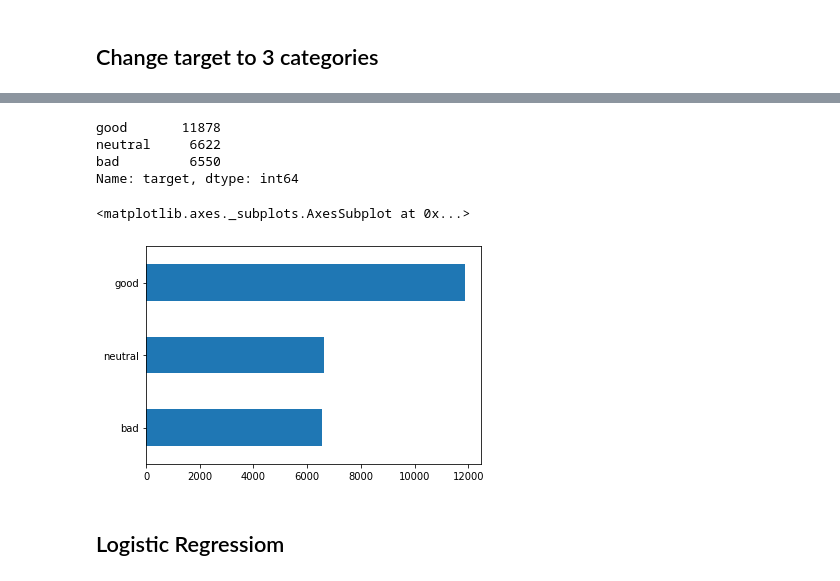
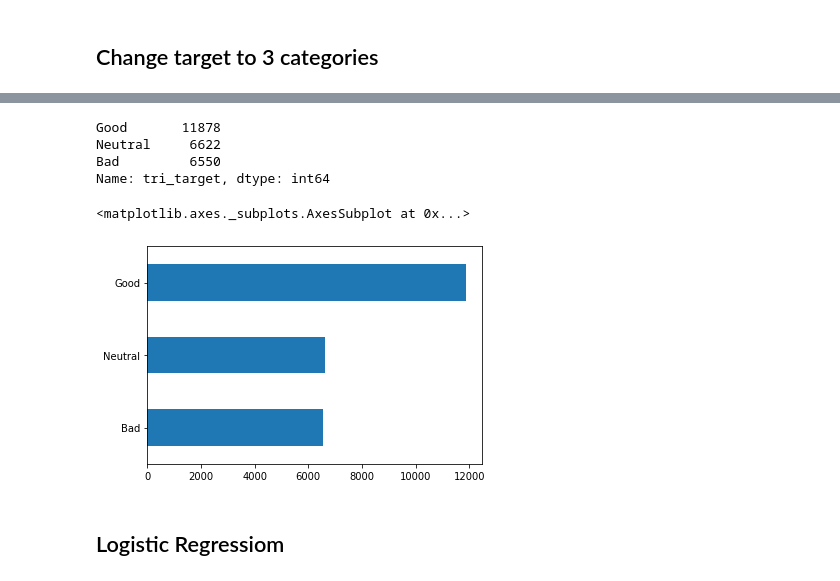
Before and after one commit to Cristinamulas/Text-Classification-And-Sentiment-Analysis-On-Hotel-Reviews, a Jupyter notebook: Text classification models.ipynb, the cells around one changed output, grey strips where cells are left out. Drawn from its saved outputs; the diff is of its cells as text; code cells hidden in the pictures.

```diff
--- a/Text classification models.ipynb
+++ b/Text classification models.ipynb
@@ -367,5 +452,8 @@ Best parameters : {'clf__C': 0.1, 'clf__max_iter': 1000}
 # %% [markdown]
 ## Change target to 3 categories
 # %%
-df_tree_categories = df.replace({5: 'good', 4: 'neutral', 3: 'bad' , 2: 'bad', 1: 'bad'})
-df_tree_categories.head()
+# df_tree_categories = df.replace({5: 'good', 4: 'neutral', 3: 'bad' , 2: 'bad', 1: 'bad'})
+# df_tree_categories.head()
+df['tri_target'] = 'Bad'
+df.loc[df['review_rating'] == 5, 'tri_target'] = 'Good'
+df.loc[df['review_rating'] == 4, 'tri_target'] = 'Neutral'
@@ -379,14 +460,14 @@ df_tree_categories.head()
-# %%
-df_tree_categories['target'].value_counts()
-# %% [output]
-good       11878
-neutral     6622
-bad         6550
-Name: target, dtype: int64
+# %%
+df['tri_target'].value_counts()
+# %% [output]
+Good       11878
+Neutral     6622
+Bad         6550
+Name: tri_target, dtype: int64
 # %%
 # df_tree_categories['target'].plot.bar(bins=12, alpha=0.5)
-df_tree_categories['target'].value_counts().sort_values().plot(kind = 'barh')
+df['tri_target'].value_counts().sort_values().plot(kind = 'barh')
 # %% [output]
 <matplotlib.axes._subplots.AxesSubplot at 0x...>
-[figure, old version]
+[figure, new version]
 # %%
```
Also changed, not shown: parts of 68 cells of this notebook.
